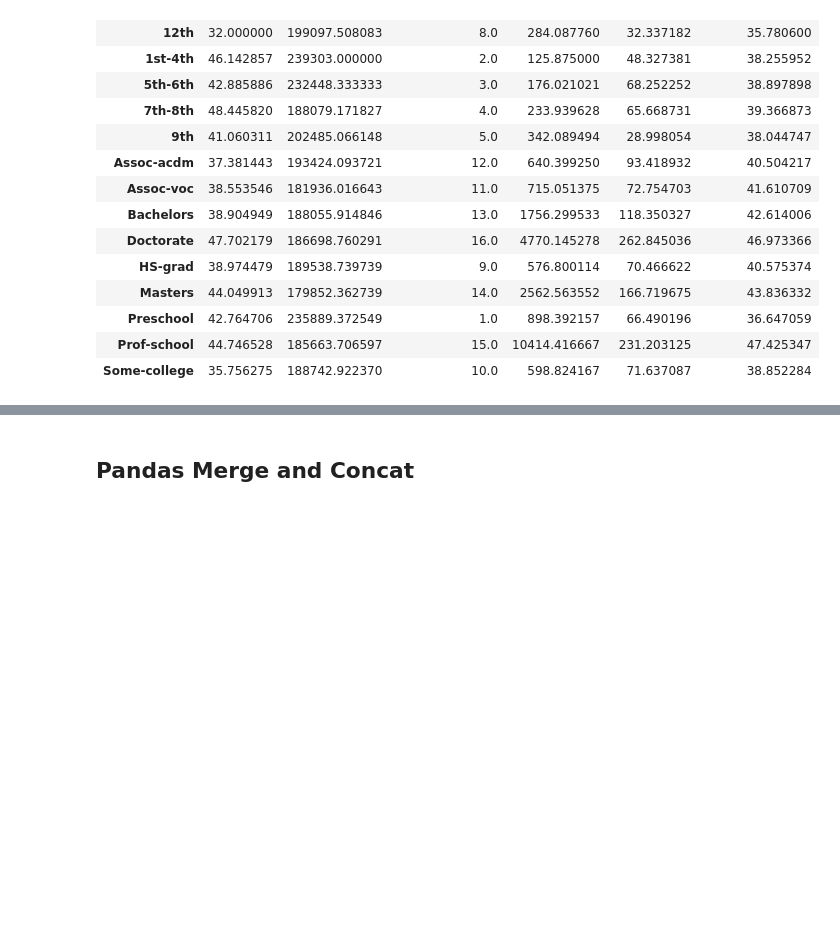
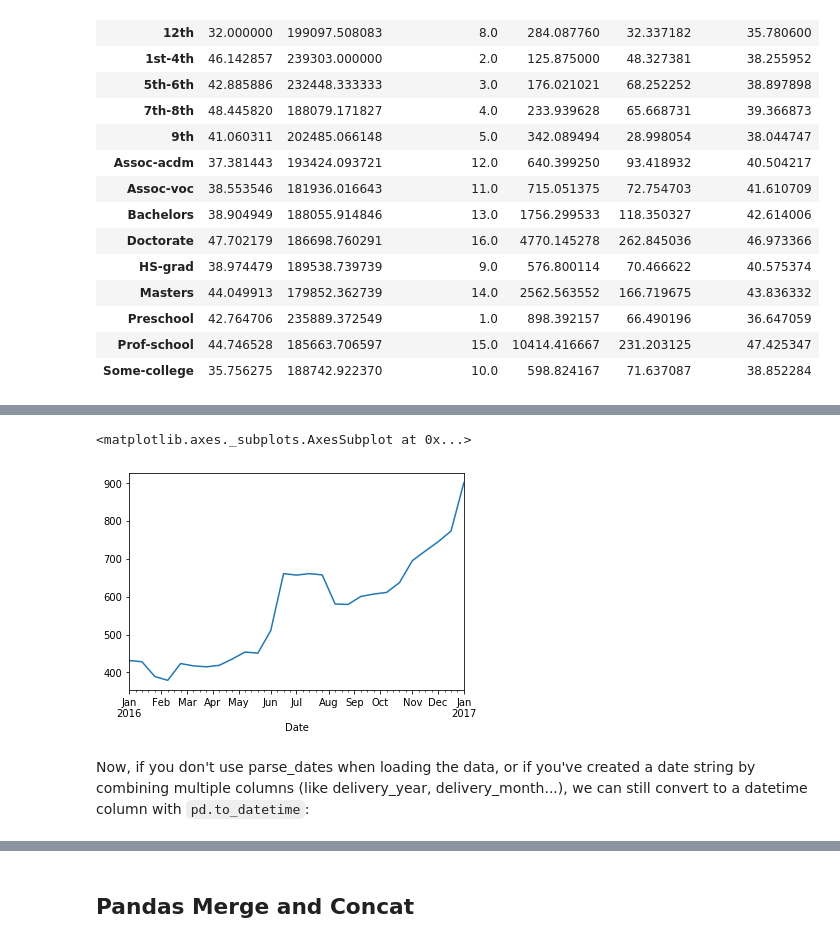
Before and after one commit to johnowhitaker/ds_zero, a Jupyter notebook: 02_Data_Cleaning_and_Visualization.ipynb, the cells around one changed output, grey strips where cells are left out. Cells and saved outputs as stored; diff of their text form; code cells hidden in the pictures; blank space fills up the shorter version.

```diff
--- a/02_Data_Cleaning_and_Visualization.ipynb
+++ b/02_Data_Cleaning_and_Visualization.ipynb
@@ -278,0 +345,9 @@ Take a look at the [Sendy Logistics Challenge on Zindi](https://zindi.africa/com
+# %%
+# And looking at a certain period, smoothing to weekly averages:
+bitcoin_2016 = bitcoin['2016-01-01':'2017-01-01']
+bitcoin_2016['btc_market_price'].resample('2w').mean().plot() # Q: What does .resample('w').mean() do?
+# %% [output]
+<matplotlib.axes._subplots.AxesSubplot at 0x...>
+[figure, added]
+# %% [markdown]
+Now, if you don't use parse_dates when loading the data, or if you've created a date string by combining multiple columns (like delivery_year, delivery_month...), we can still convert to a datetime column with `pd.to_datetime`:
```
Also changed, not shown: parts of 27 cells of this notebook, 5 other files.
